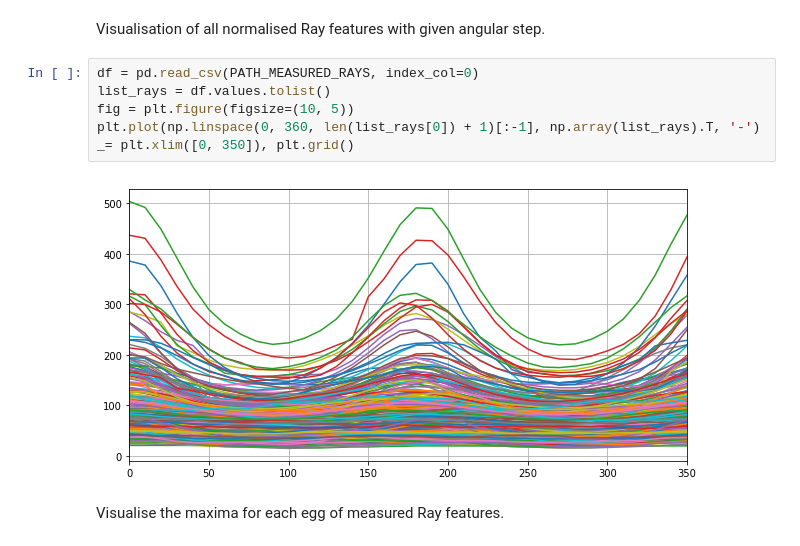
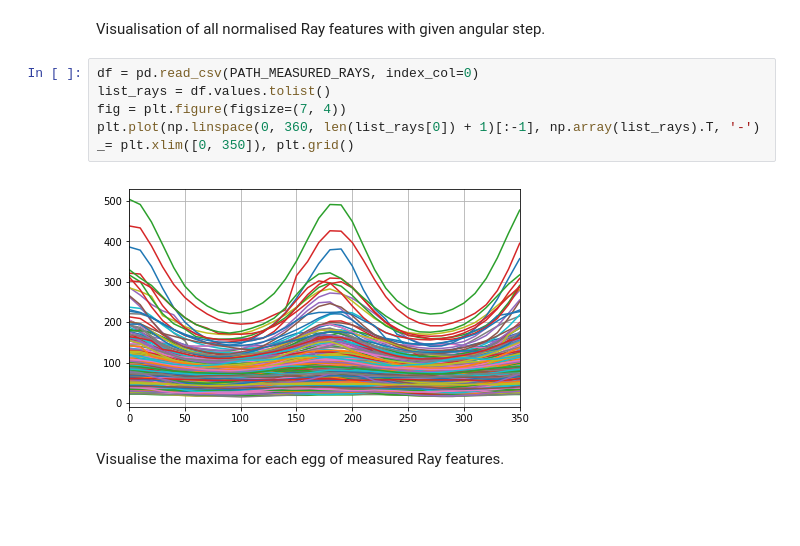
Before and after one commit to Borda/pyImSegm, a Jupyter notebook: notebooks/RG2Sp_region-growing.ipynb, the cells around one changed output. Saved outputs shown, nothing was run; the diff lists cells and outputs as text; blank space fills up the shorter version.

```diff
--- a/notebooks/RG2Sp_region-growing.ipynb
+++ b/notebooks/RG2Sp_region-growing.ipynb
@@ -52,11 +52,11 @@ Visualisation of all normalised Ray features with given angular step.
 # %%
 df = pd.read_csv(PATH_MEASURED_RAYS, index_col=0)
 list_rays = df.values.tolist()
-fig = plt.figure(figsize=(10, 5))
+fig = plt.figure(figsize=(7, 4))
 plt.plot(np.linspace(0, 360, len(list_rays[0]) + 1)[:-1], np.array(list_rays).T, '-')
 _= plt.xlim([0, 350]), plt.grid()
 # %% [output]
-[figure, old version]
+[figure, new version]
 # %% [markdown]
 Visualise the maxima for each egg of measured Ray features.
 # %%
```
Also changed, not shown: parts of 15 cells of this notebook, 5 other files.
